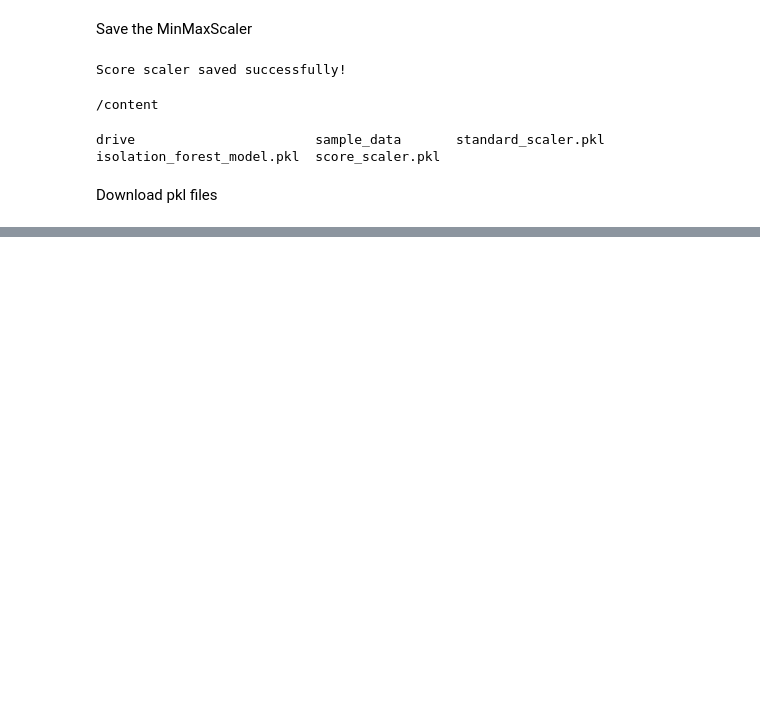
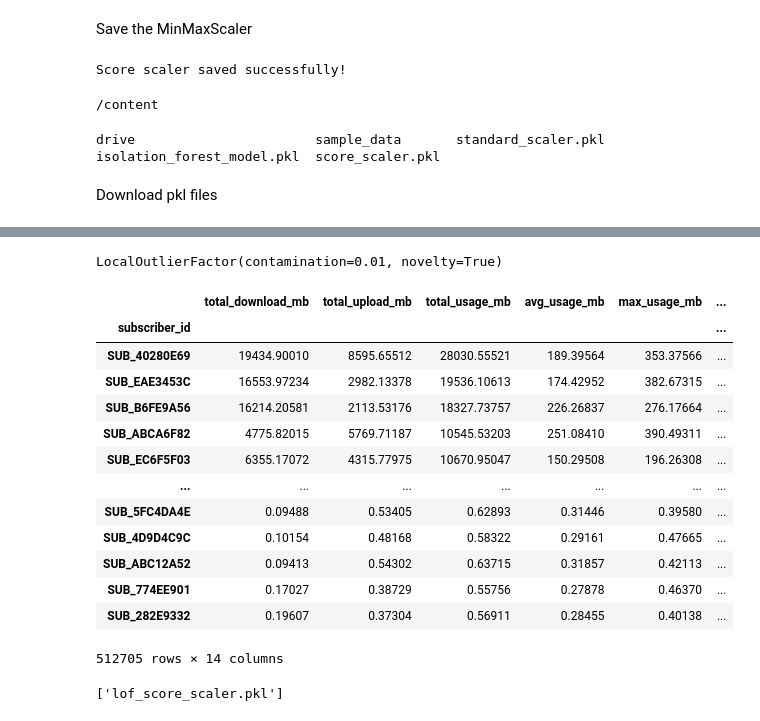
Before and after one commit to Sarasii22/Broadband-Fraud-Management-System, a Jupyter notebook: model_training.ipynb, the cells around one changed output, grey strips where cells are left out. Cells and saved outputs as stored; diff of their text form; code cells hidden in the pictures; blank space fills up the shorter version.

```diff
--- a/model_training.ipynb
+++ b/model_training.ipynb
@@ -526,0 +529,58 @@ files.download("score_scaler.pkl")
+# %%
+from sklearn.neighbors import LocalOutlierFactor
+lof_model = LocalOutlierFactor(
+    n_neighbors=20,
+    contamination=0.01,
+    novelty=True
+)
+
+lof_model.fit(X_scaled)
+# %% [output]
+LocalOutlierFactor(contamination=0.01, novelty=True)
+# %%
+subscriber_profile["lof_label"] = (
+    lof_model.predict(X_scaled) == -1
+).astype(int)
+# %%
+lof_raw_score = lof_model.score_samples(X_scaled)
+
+subscriber_profile["lof_raw_score"] = lof_raw_score
+# %%
+from sklearn.preprocessing import MinMaxScaler
+
+lof_scaler = MinMaxScaler()
+
+lof_scores = lof_scaler.fit_transform(
+    lof_raw_score.reshape(-1,1)
+)
+
+subscriber_profile["lof_score"] = 1 - lof_scores.ravel()
+# %%
+subscriber_profile["lof_status"] = subscriber_profile["lof_label"].map({
+    0:"Normal",
+    1:"Anomaly"
+})
+# %%
+subscriber_profile
+# %% [output]
+|  | total_download_mb | total_upload_mb | total_usage_mb | avg_usage_mb | max_usage_mb | ... |
+| subscriber_id |  |  |  |  |  | ... |
+| SUB_40280E69 | 19434.90010 | 8595.65512 | 28030.55521 | 189.39564 | 353.37566 | ... |
+| SUB_EAE3453C | 16553.97234 | 2982.13378 | 19536.10613 | 174.42952 | 382.67315 | ... |
+| SUB_B6FE9A56 | 16214.20581 | 2113.53176 | 18327.73757 | 226.26837 | 276.17664 | ... |
+| SUB_ABCA6F82 | 4775.82015 | 5769.71187 | 10545.53203 | 251.08410 | 390.49311 | ... |
+| SUB_EC6F5F03 | 6355.17072 | 4315.77975 | 10670.95047 | 150.29508 | 196.26308 | ... |
+| ... | ... | ... | ... | ... | ... | ... |
+| SUB_5FC4DA4E | 0.09488 | 0.53405 | 0.62893 | 0.31446 | 0.39580 | ... |
+| SUB_4D9D4C9C | 0.10154 | 0.48168 | 0.58322 | 0.29161 | 0.47665 | ... |
+| SUB_ABC12A52 | 0.09413 | 0.54302 | 0.63715 | 0.31857 | 0.42113 | ... |
+| SUB_774EE901 | 0.17027 | 0.38729 | 0.55756 | 0.27878 | 0.46370 | ... |
+| SUB_282E9332 | 0.19607 | 0.37304 | 0.56911 | 0.28455 | 0.40138 | ... |
+512705 rows × 14 columns
+# %%
+import joblib
+
+joblib.dump(lof_model,"lof_model.pkl")
+joblib.dump(lof_scaler,"lof_score_scaler.pkl")
+# %% [output]
+['lof_score_scaler.pkl']
```
Also changed, not shown: parts of 42 cells of this notebook.
